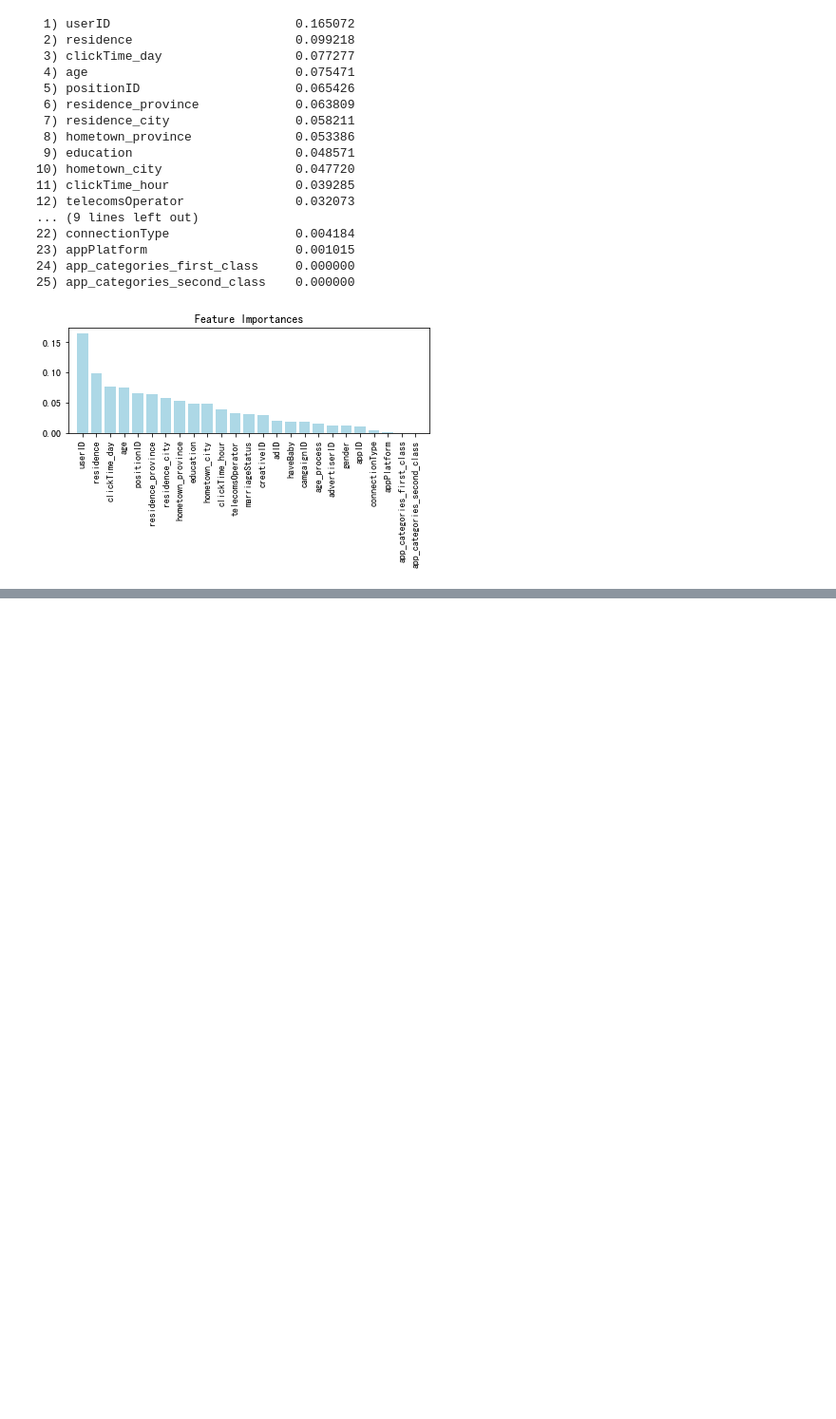
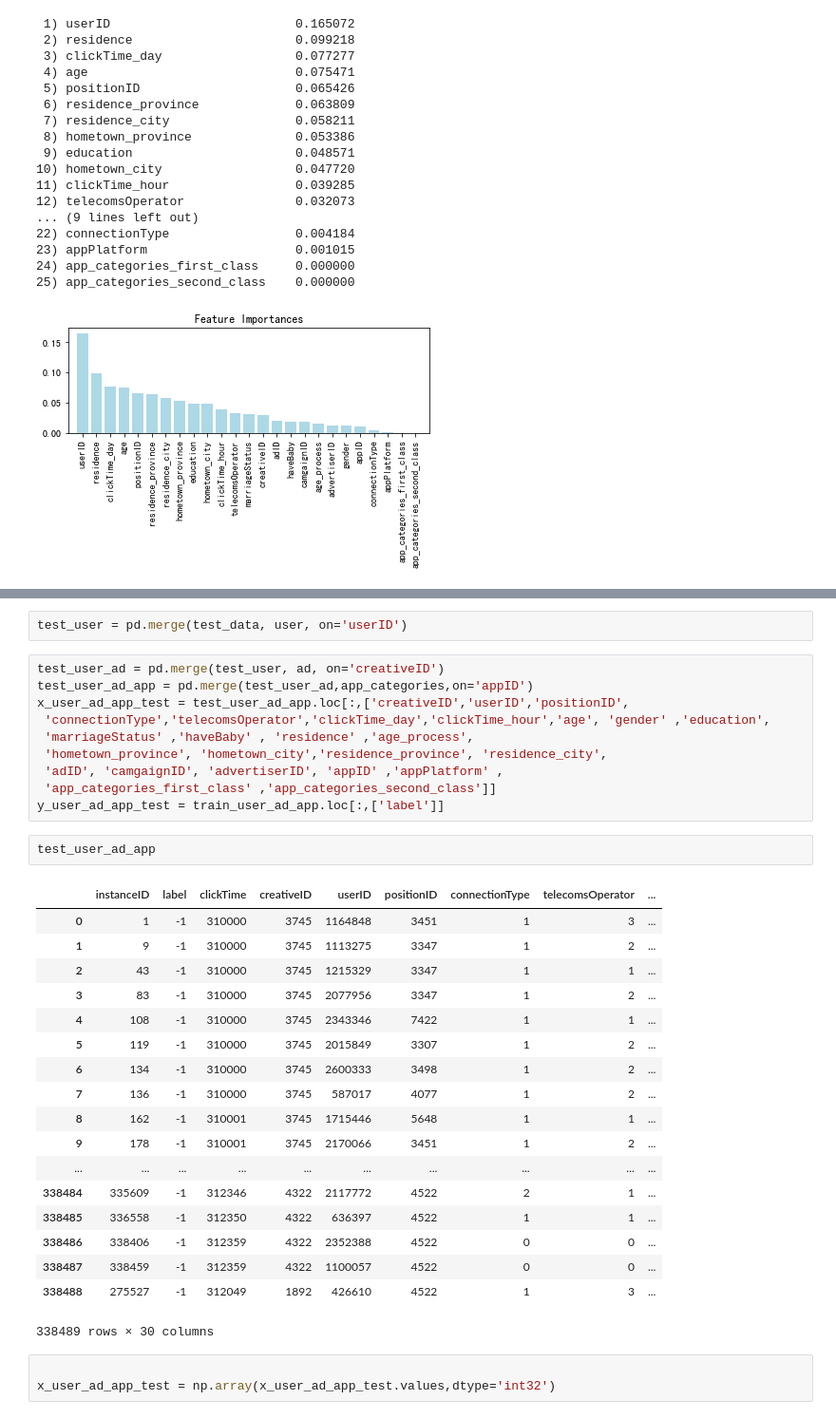
Before and after one commit to JamesTensor/Grocery, a Jupyter notebook: 点击率预估.ipynb, the cells around one changed output, grey strips where cells are left out. Shown at 95% size. Saved outputs shown, nothing was run; the diff lists cells and outputs as text; blank space fills up the shorter version.

```diff
--- a/点击率预估.ipynb
+++ b/点击率预估.ipynb
@@ -388,0 +445,36 @@ plt.show()
+# %%
+test_user = pd.merge(test_data, user, on='userID')
+# %%
+test_user_ad = pd.merge(test_user, ad, on='creativeID')
+test_user_ad_app = pd.merge(test_user_ad,app_categories,on='appID')
+x_user_ad_app_test = test_user_ad_app.loc[:,['creativeID','userID','positionID',
+ 'connectionType','telecomsOperator','clickTime_day','clickTime_hour','age', 'gender' ,'education',
+ 'marriageStatus' ,'haveBaby' , 'residence' ,'age_process',
+ 'hometown_province', 'hometown_city','residence_province', 'residence_city',
+ 'adID', 'camgaignID', 'advertiserID', 'appID' ,'appPlatform' ,
+ 'app_categories_first_class' ,'app_categories_second_class']]
+y_user_ad_app_test = train_user_ad_app.loc[:,['label']]
+# %%
+test_user_ad_app
+# %% [output]
+|  | instanceID | label | clickTime | creativeID | userID | positionID | connectionType | telecomsOperator | ... |
+| 0 | 1 | -1 | 310000 | 3745 | 1164848 | 3451 | 1 | 3 | ... |
+| 1 | 9 | -1 | 310000 | 3745 | 1113275 | 3347 | 1 | 2 | ... |
+| 2 | 43 | -1 | 310000 | 3745 | 1215329 | 3347 | 1 | 1 | ... |
+| 3 | 83 | -1 | 310000 | 3745 | 2077956 | 3347 | 1 | 2 | ... |
+| 4 | 108 | -1 | 310000 | 3745 | 2343346 | 7422 | 1 | 1 | ... |
+| 5 | 119 | -1 | 310000 | 3745 | 2015849 | 3307 | 1 | 2 | ... |
+| 6 | 134 | -1 | 310000 | 3745 | 2600333 | 3498 | 1 | 2 | ... |
+| 7 | 136 | -1 | 310000 | 3745 | 587017 | 4077 | 1 | 2 | ... |
+| 8 | 162 | -1 | 310001 | 3745 | 1715446 | 5648 | 1 | 1 | ... |
+| 9 | 178 | -1 | 310001 | 3745 | 2170066 | 3451 | 1 | 2 | ... |
+| ... | ... | ... | ... | ... | ... | ... | ... | ... | ... |
+| 338484 | 335609 | -1 | 312346 | 4322 | 2117772 | 4522 | 2 | 1 | ... |
+| 338485 | 336558 | -1 | 312350 | 4322 | 636397 | 4522 | 1 | 1 | ... |
+| 338486 | 338406 | -1 | 312359 | 4322 | 2352388 | 4522 | 0 | 0 | ... |
+| 338487 | 338459 | -1 | 312359 | 4322 | 1100057 | 4522 | 0 | 0 | ... |
+| 338488 | 275527 | -1 | 312049 | 1892 | 426610 | 4522 | 1 | 3 | ... |
+338489 rows × 30 columns
+# %%
+
+x_user_ad_app_test = np.array(x_user_ad_app_test.values,dtype='int32')
```
Also changed, not shown: parts of 27 cells of this notebook.
